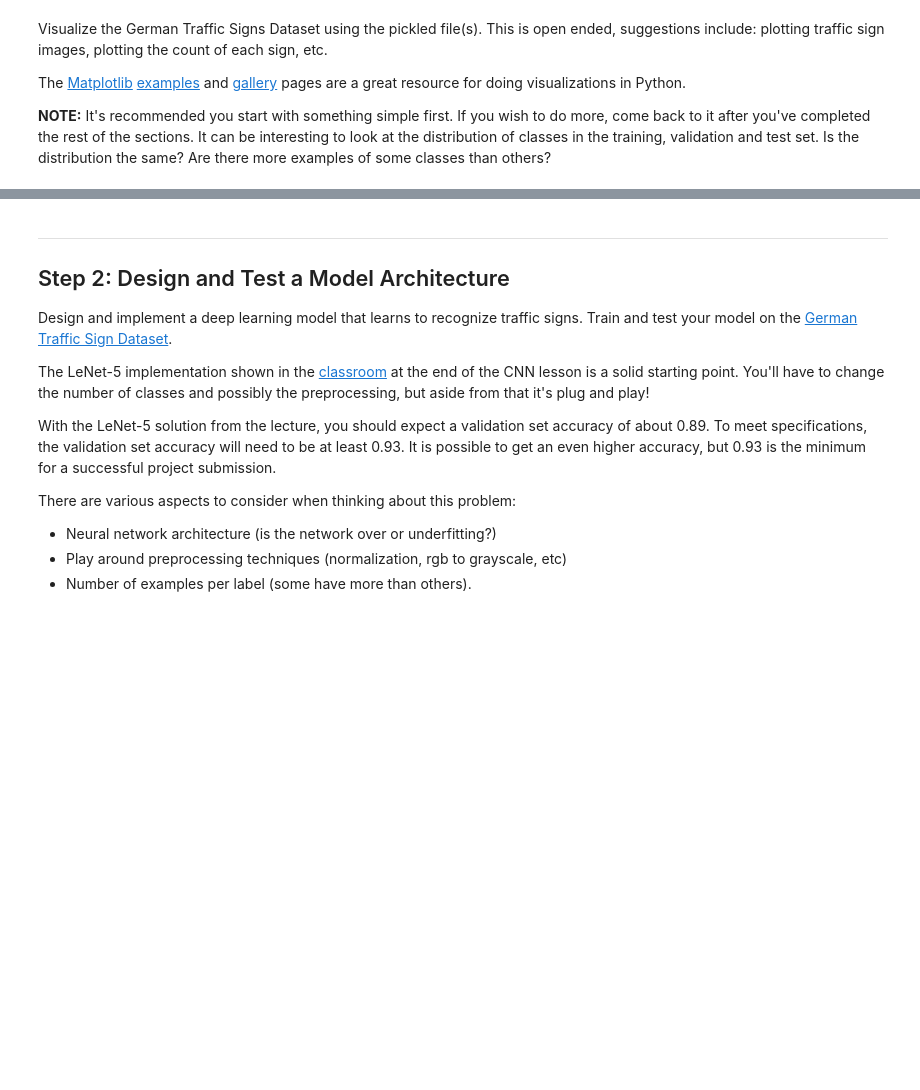
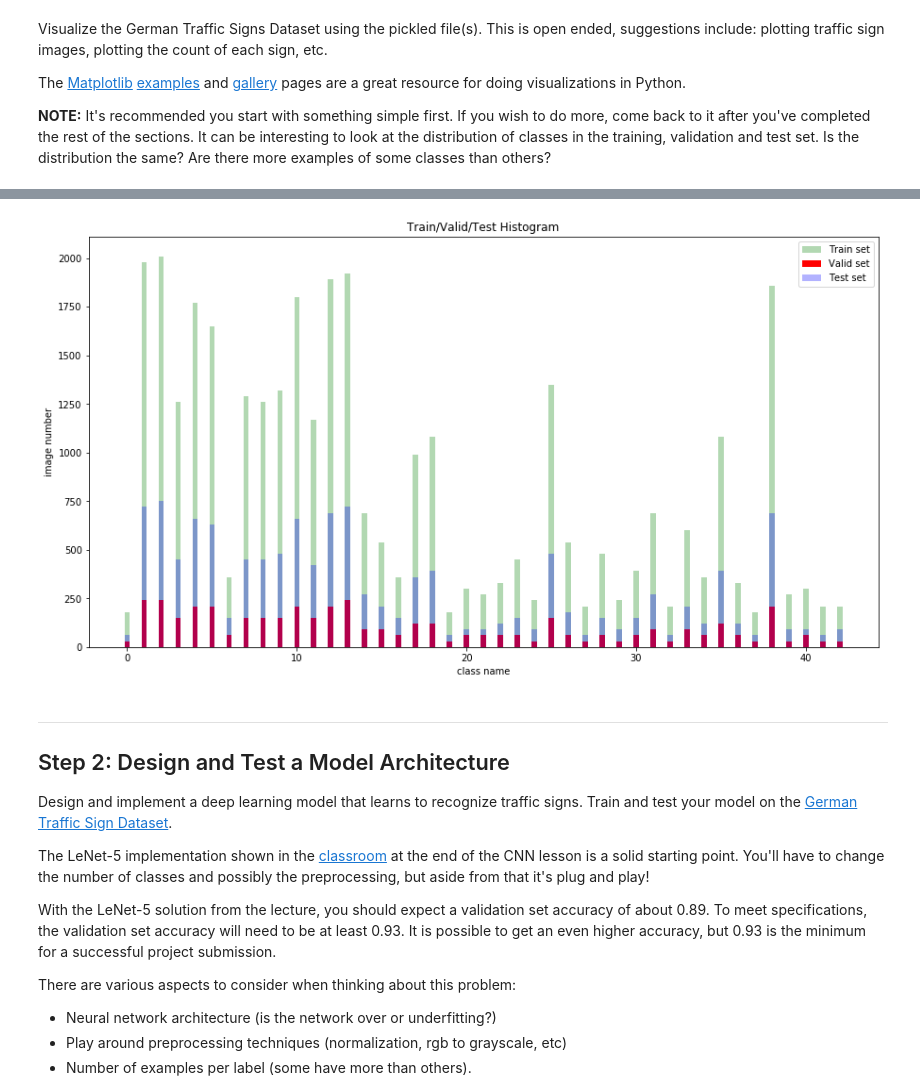
Before and after one commit to FredericLiu/Udacity_P2_TrafficSignDetection, a Jupyter notebook: Traffic_Sign_Classifier.ipynb, the cells around one changed output, grey strips where cells are left out. Saved outputs shown, nothing was run; the diff lists cells and outputs as text; code cells hidden in the pictures; blank space fills up the shorter version.

```diff
--- a/Traffic_Sign_Classifier.ipynb
+++ b/Traffic_Sign_Classifier.ipynb
@@ -129,3 +152,16 @@ print(y_train[index])
+# %%
+plt.figure(figsize=(15, 8))
+num = np.arange(43)
+plt.bar(num,X_train_grouped['img_id'].values, color='g',width = .3,alpha=0.3,label='Train set')
+plt.bar(num,X_valid_grouped['img_id'].values, color='r',width = .3,alpha=1,label='Valid set')
+plt.bar(num,X_test_grouped['img_id'].values, color='b',width = .3,alpha=0.3,label='Test set')
+plt.title("Train/Valid/Test Histogram")
+plt.xlabel("class name")
+plt.ylabel("image number")
+plt.legend()
+plt.show()
+# %% [output]
+[figure, added]
 # %% [markdown]
 ----
 
```
Also changed, not shown: parts of 5 cells of this notebook, 4 other files.
